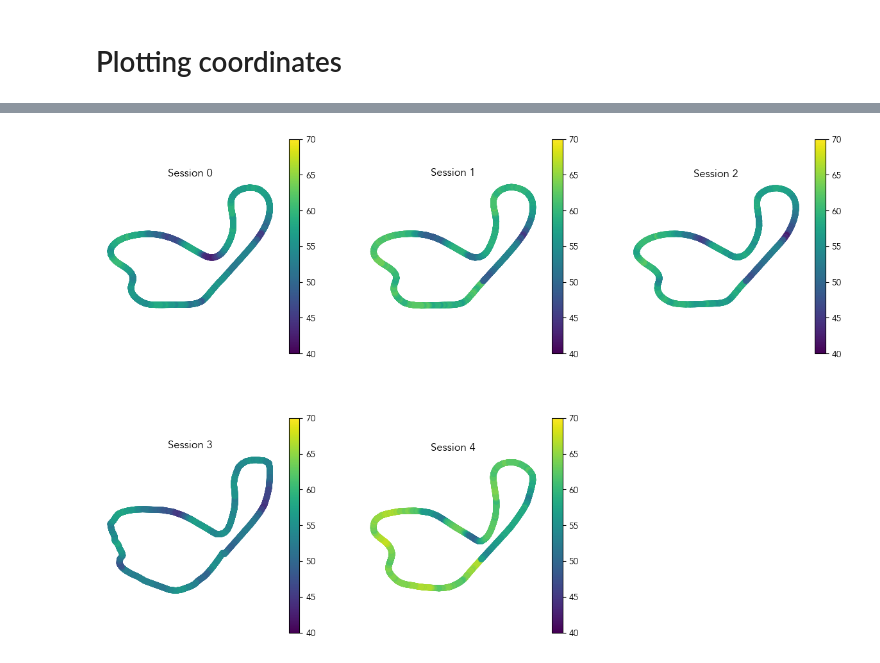
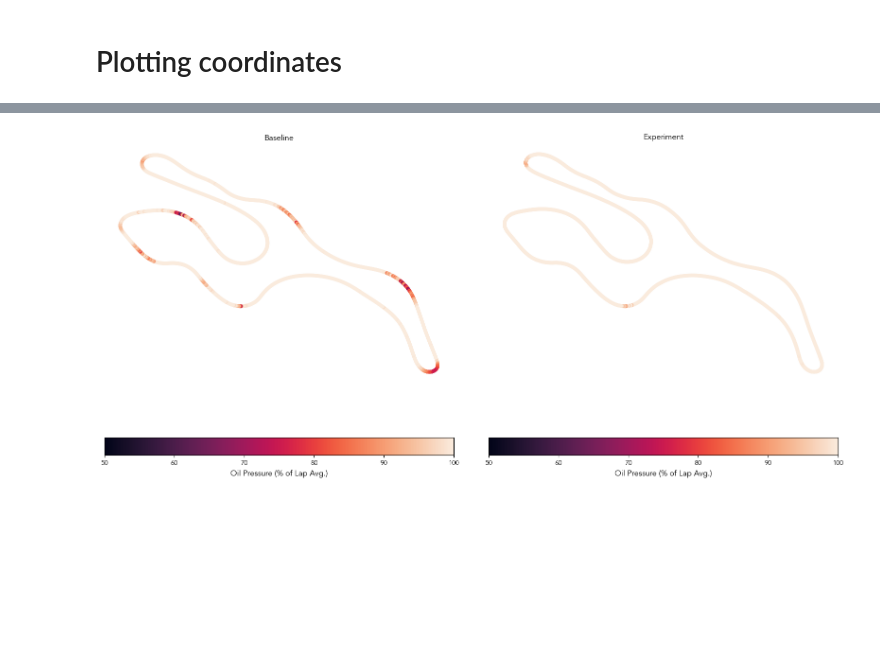
Before and after one commit to zxvf91/fa24d, a Jupyter notebook: plots.ipynb, the cells around one changed output, grey strips where cells are left out. Cells and saved outputs as stored; diff of their text form; code cells hidden in the pictures; blank space fills up the shorter version.

```diff
--- a/plots.ipynb
+++ b/plots.ipynb
@@ -102,8 +193,2 @@ pass
 # %% [markdown]
 # Plotting coordinates
-# %%
-# convert to geodataframes
-gdfs = {}
-for i in dfs:
-    gdfs[i] = gpd.GeoDataFrame(data = dfs[i],
-                               geometry = gpd.points_from_xy(dfs[i]['longitude'], dfs[i]['latitude']))
@@ -132,18 +195,24 @@ Session 4, fastest lap: 3.0 time: 89.949
-# %%
-col = 'engine_oil_pressure_psi'
-
-fig, ax = plt.subplots(2,3, figsize=(15,10))
-axs = ax.flatten()
-for i in gdfs:
-    a = axs[i]
-    fl = fastest_lap[i]
-    data = gdfs[i].loc[gdfs[i]['lap_number'] == fl]
-    data.plot(ax = a, column = col, legend=True, vmin=40, vmax=70)
-    a.set_title(f'Session {i}')
-    a.axis('off')
-for j in range(i+1, 2*3):
-    fig.delaxes(axs[j])
-fig.subplots_adjust(hspace=0.3)
-fig.savefig(f'./figures/gps_{col}.png', bbox_inches='tight', facecolor='w', dpi=150)
-# %% [output]
-[figure, removed]
+# %%
+fig, ax = plt.subplots(1, 2, figsize=(20,10))
+axs = ax.flatten()
+
+for i, session in enumerate(sessions):
+    df = session.fastest_lap.copy()
+    avg_pressure = df.loc[df[oil_p_name] > 70][oil_p_name].mean() - 3 # subtract a small ammount to account for increasing temp over the course of a lap
+    df["drop"] = (df[oil_p_name].clip(lower=None, upper=avg_pressure) / avg_pressure) * 100
+
+    gdf = gpd.GeoDataFrame(data = df, geometry = gpd.points_from_xy(df['GPS Longitude'], df['GPS Latitude']))
+
+    a = axs[i]
+    data = gdf
+
+    data.plot(ax = a, column = "drop", legend=True, vmin=50, vmax=100, cmap="rocket", label = "Oil Pressure (% of Lap Avg.)", markersize=20, legend_kwds={'label': "Oil Pressure (% of Lap Avg.)", 'orientation': "horizontal"})
+
+    a.set_title(session.label)
+
+    a.axis('off')
+
+fig.subplots_adjust(wspace=.1)
+fig.savefig(f'./figures/oilp-gps.png', bbox_inches='tight', facecolor='w', dpi=300)
+# %% [output]
+[figure, added]
```
Also changed, not shown: parts of 17 cells of this notebook, 25 other files.
